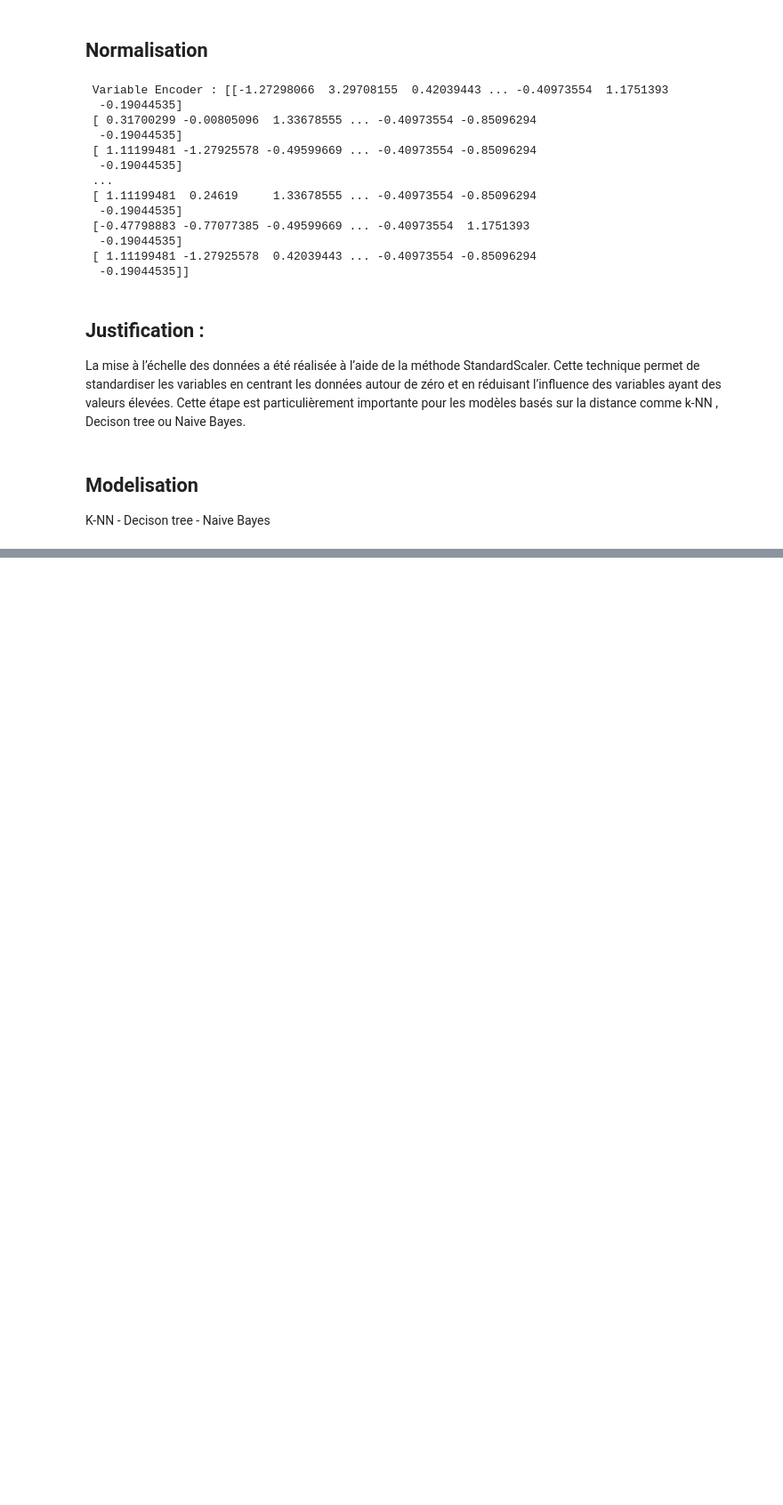
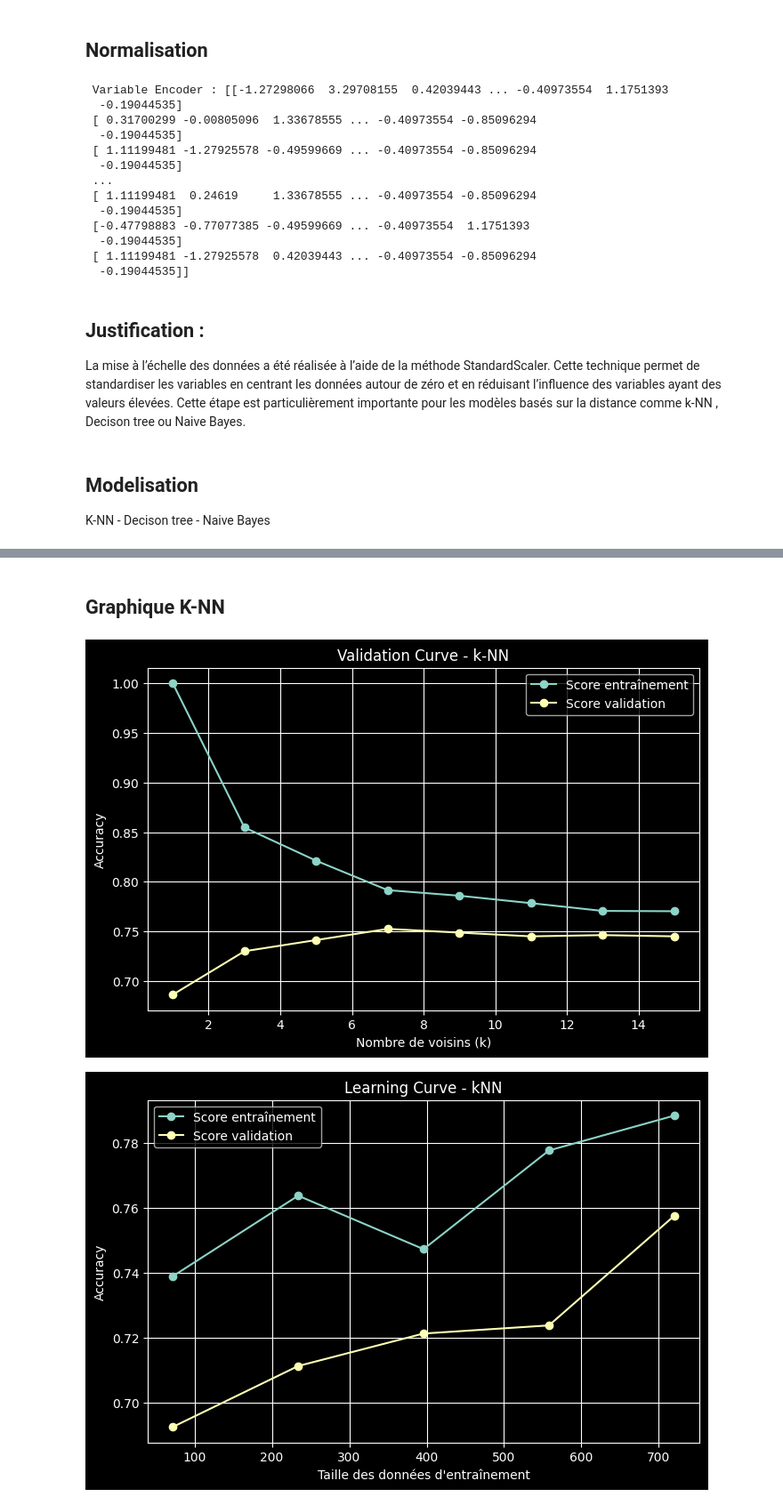
Before and after one commit to Gab-Lbrs/ML-CreditPrediction, a Jupyter notebook: CreditPrediction.ipynb, the cells around one changed output, grey strips where cells are left out. Shown at 89% size. Cells and saved outputs as stored; diff of their text form; code cells hidden in the pictures; blank space fills up the shorter version.

```diff
--- a/CreditPrediction.ipynb
+++ b/CreditPrediction.ipynb
@@ -195,0 +227,10 @@ Naive Bayes
+# %%
+NB = GaussianNB(var_smoothing= 1e-08)
+NB.fit(X_train_scaled, y_train)
+
+#Prediction
+y_pred = NB.predict(X_test_scaled)
+
+accuracy_nb = accuracy_score(y_test, y_pred)
+print("Accuracy :", accuracy_nb)
+# 70%
@@ -195,0 +333,59 @@ Naive Bayes
+# %% [markdown]
+## Graphique K-NN
+# %%
+param_range = [1, 3, 5, 7, 9, 11, 13, 15]
+
+train_scores, test_scores = validation_curve(
+    KNeighborsClassifier(metric='euclidean'),
+    X_train_scaled,
+    y_train,
+    param_name="n_neighbors",
+    param_range=param_range,
+    cv=5,
+    scoring="accuracy"
+)
+
+train_mean = np.mean(train_scores, axis=1)
+test_mean = np.mean(test_scores, axis=1)
+
+plt.figure(figsize=(8,5))
+plt.plot(param_range, train_mean, marker='o', label="Score entraînement")
+plt.plot(param_range, test_mean, marker='o', label="Score validation")
+
+plt.title("Validation Curve - k-NN")
+plt.xlabel("Nombre de voisins (k)")
+plt.ylabel("Accuracy")
+plt.legend()
+plt.grid()
+plt.show()
+
+#================================================================
+# learnign curve
+#================================================================
+
+best_knn = grid_knn.best_estimator_
+
+train_sizes, train_scores, test_scores = learning_curve(
+   best_knn,
+   X_train_scaled,
+   y_train,
+   cv=10,
+   scoring='accuracy',
+   train_sizes=np.linspace(0.1, 1.0, 5)
+)
+# moyenne des scores
+train_mean = np.mean(train_scores, axis=1)
+test_mean = np.mean(test_scores, axis=1)
+# graphique
+plt.figure(figsize=(8,5))
+plt.plot(train_sizes, train_mean, marker='o', label="Score entraînement")
+plt.plot(train_sizes, test_mean, marker='o', label="Score validation")
+plt.title("Learning Curve - kNN")
+plt.xlabel("Taille des données d'entraînement")
+plt.ylabel("Accuracy")
+plt.legend()
+plt.grid(True)
+plt.show()
+# %% [output]
+[figure, added]
+[figure, added]
```
Also changed, not shown: parts of 15 cells of this notebook.
